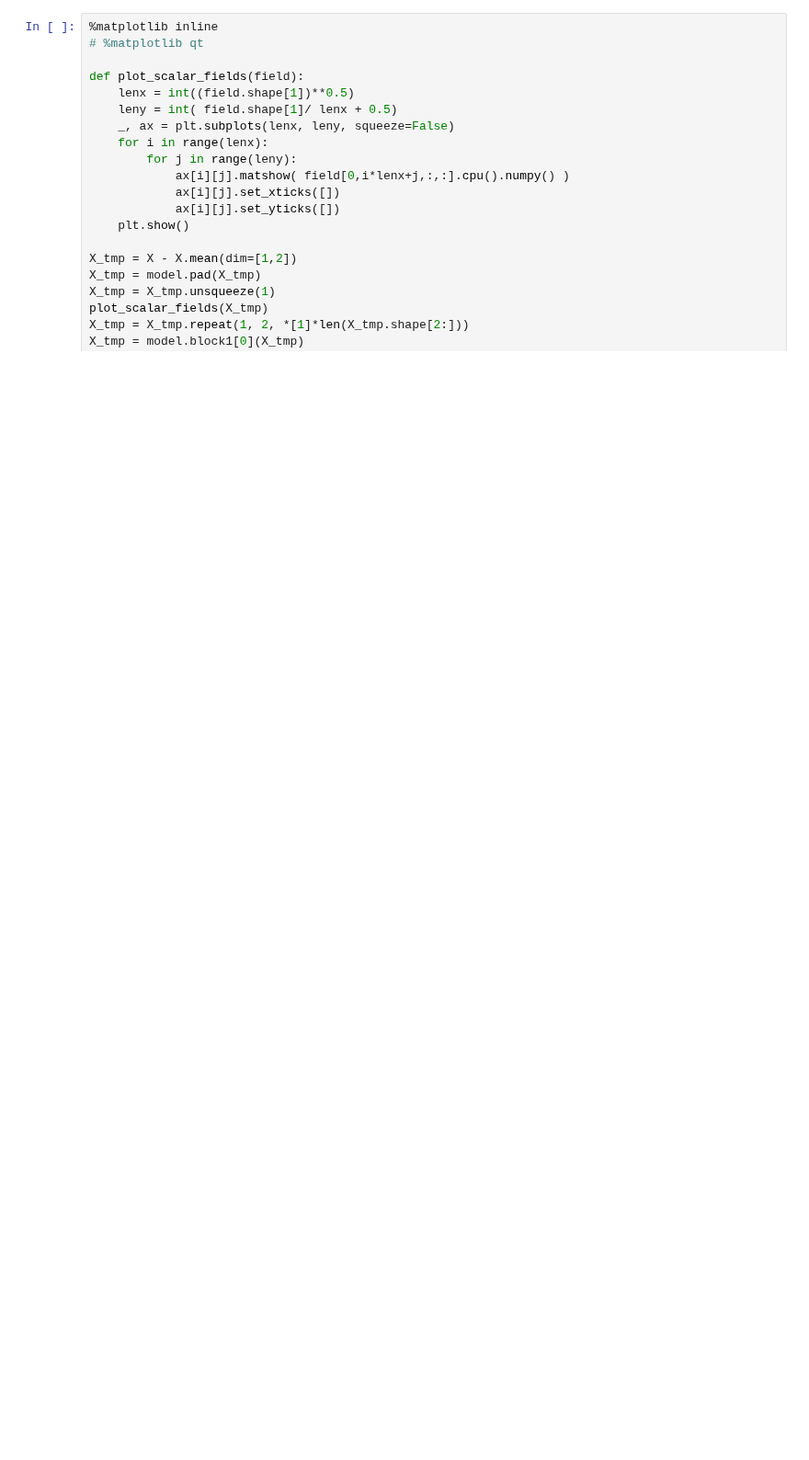
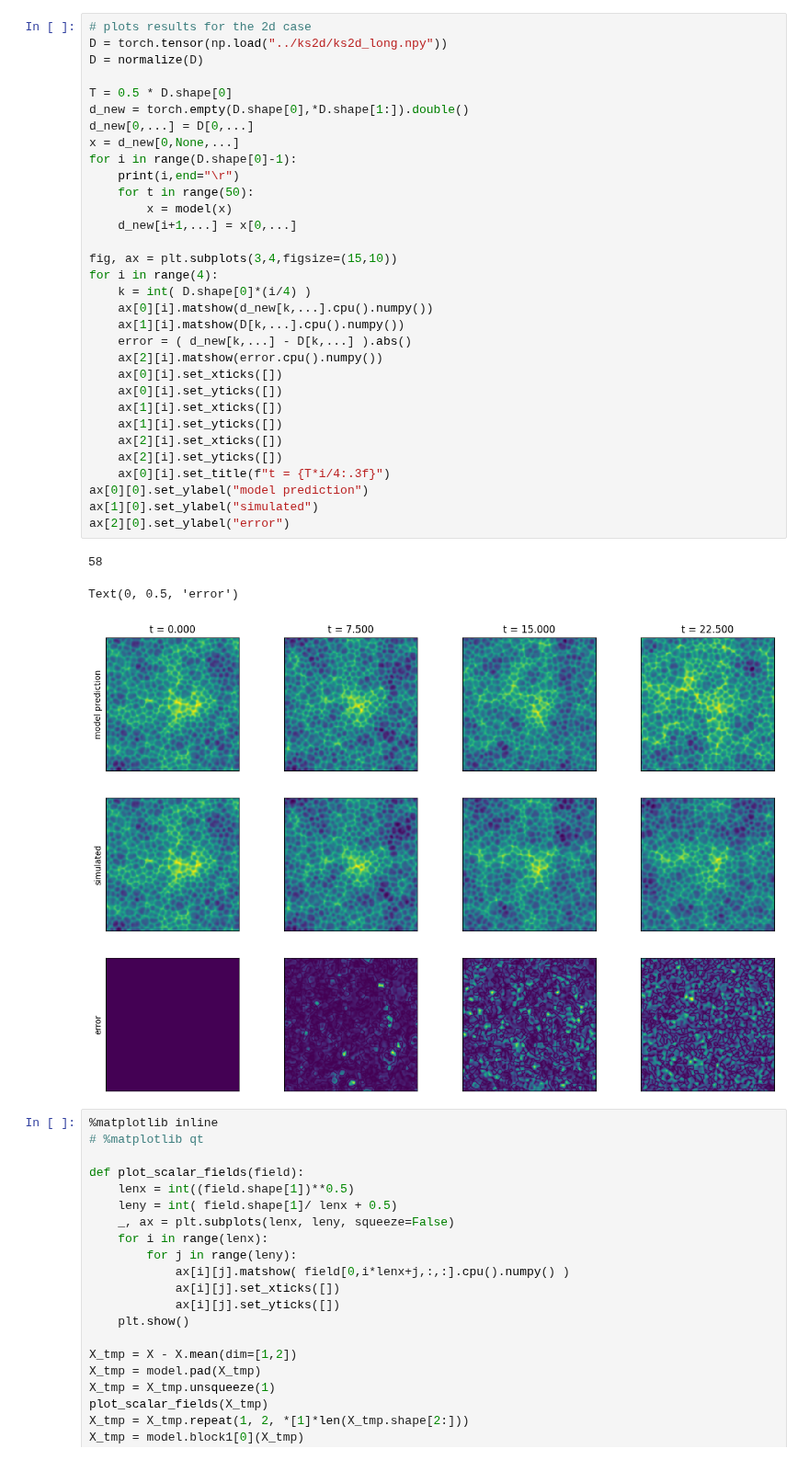
Before and after one commit to graps1/ELM-PDEs, a Jupyter notebook: dimensionless/ks2d_dimensionless.ipynb, the cells around one changed output. Shown at 92% size. Saved outputs shown, nothing was run; the diff lists cells and outputs as text; blank space fills up the shorter version.

```diff
--- a/dimensionless/ks2d_dimensionless.ipynb
+++ b/dimensionless/ks2d_dimensionless.ipynb
@@ -192,3 +84,39 @@ plt.show()
+# %%
+# plots results for the 2d case
+D = torch.tensor(np.load("../ks2d/ks2d_long.npy"))
+D = normalize(D)
+
+T = 0.5 * D.shape[0]
+d_new = torch.empty(D.shape[0],*D.shape[1:]).double()
+d_new[0,...] = D[0,...]
+x = d_new[0,None,...]
+for i in range(D.shape[0]-1):
+    print(i,end="\r")
+    for t in range(50):
+        x = model(x)
+    d_new[i+1,...] = x[0,...]
+
+fig, ax = plt.subplots(3,4,figsize=(15,10))
+for i in range(4):
+    k = int( D.shape[0]*(i/4) )
+    ax[0][i].matshow(d_new[k,...].cpu().numpy())
+    ax[1][i].matshow(D[k,...].cpu().numpy())
+    error = ( d_new[k,...] - D[k,...] ).abs()
+    ax[2][i].matshow(error.cpu().numpy())
+    ax[0][i].set_xticks([])
+    ax[0][i].set_yticks([])
+    ax[1][i].set_xticks([])
+    ax[1][i].set_yticks([])
+    ax[2][i].set_xticks([])
+    ax[2][i].set_yticks([])
+    ax[0][i].set_title(f"t = {T*i/4:.3f}")
+ax[0][0].set_ylabel("model prediction")
+ax[1][0].set_ylabel("simulated")
+ax[2][0].set_ylabel("error")
+# %% [output]
+58
+Text(0, 0.5, 'error')
+[figure, added]
 # %%
 %matplotlib inline
 # %matplotlib qt
```
Also changed, not shown: parts of 8 cells of this notebook, 1 other file.
